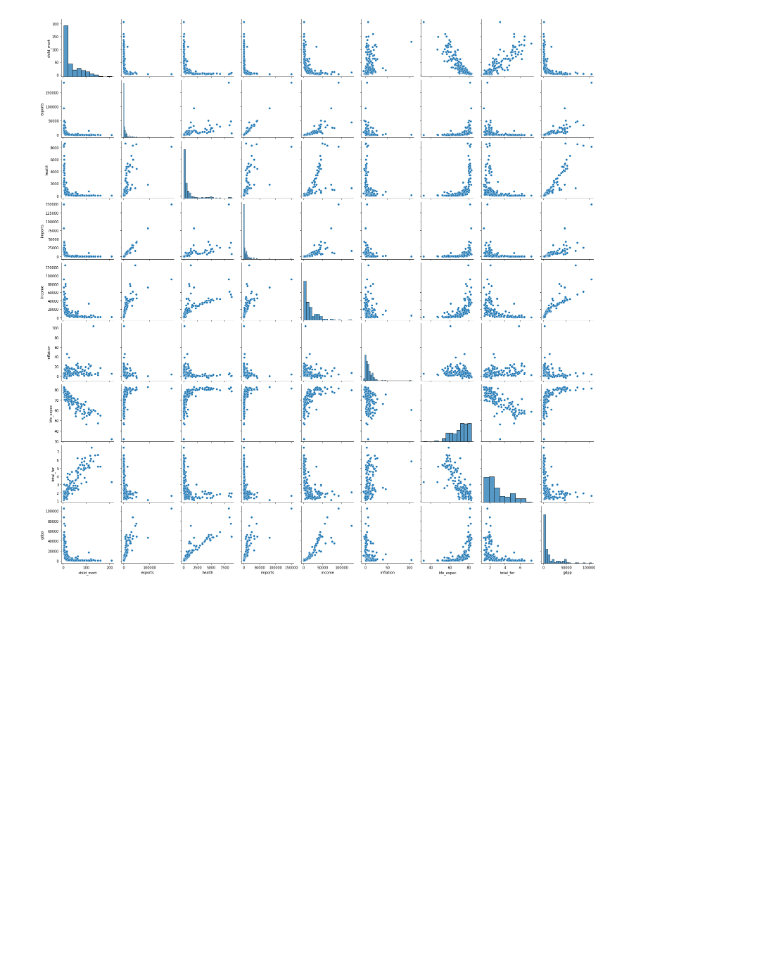
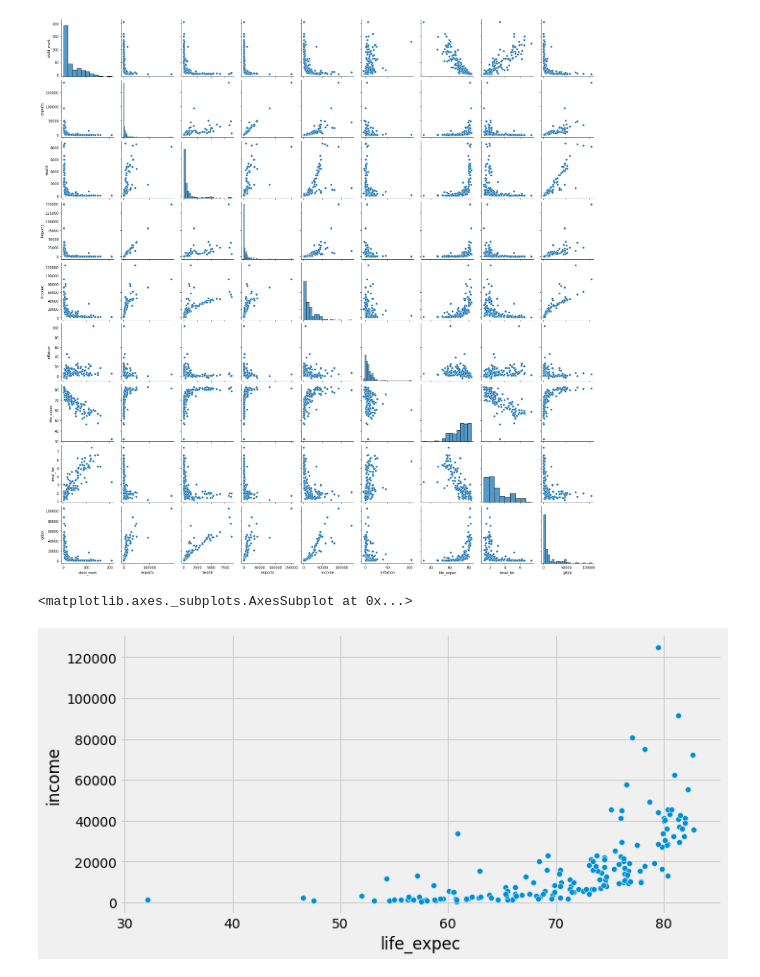
Before and after one commit to gyana-ranjan-dash/World_proverty_analysis, a Jupyter notebook: World_poverty_analysis.ipynb, the cells around one changed output. Cells and saved outputs as stored; diff of their text form; code cells hidden in the pictures; blank space fills up the shorter version.

```diff
--- a/World_poverty_analysis.ipynb
+++ b/World_poverty_analysis.ipynb
@@ -212,3 +212,9 @@ sns.pairplot(country_df)
 # %% [output]
 <seaborn.axisgrid.PairGrid at 0x...>
 [figure]
+# %%
+plt.figure(figsize= (10,5))
+sns.scatterplot(y= 'income', x ='life_expec' ,data= country_df)
+# %% [output]
+<matplotlib.axes._subplots.AxesSubplot at 0x...>
+[figure, added]
```
Also changed, not shown: parts of 1 cell of this notebook.
